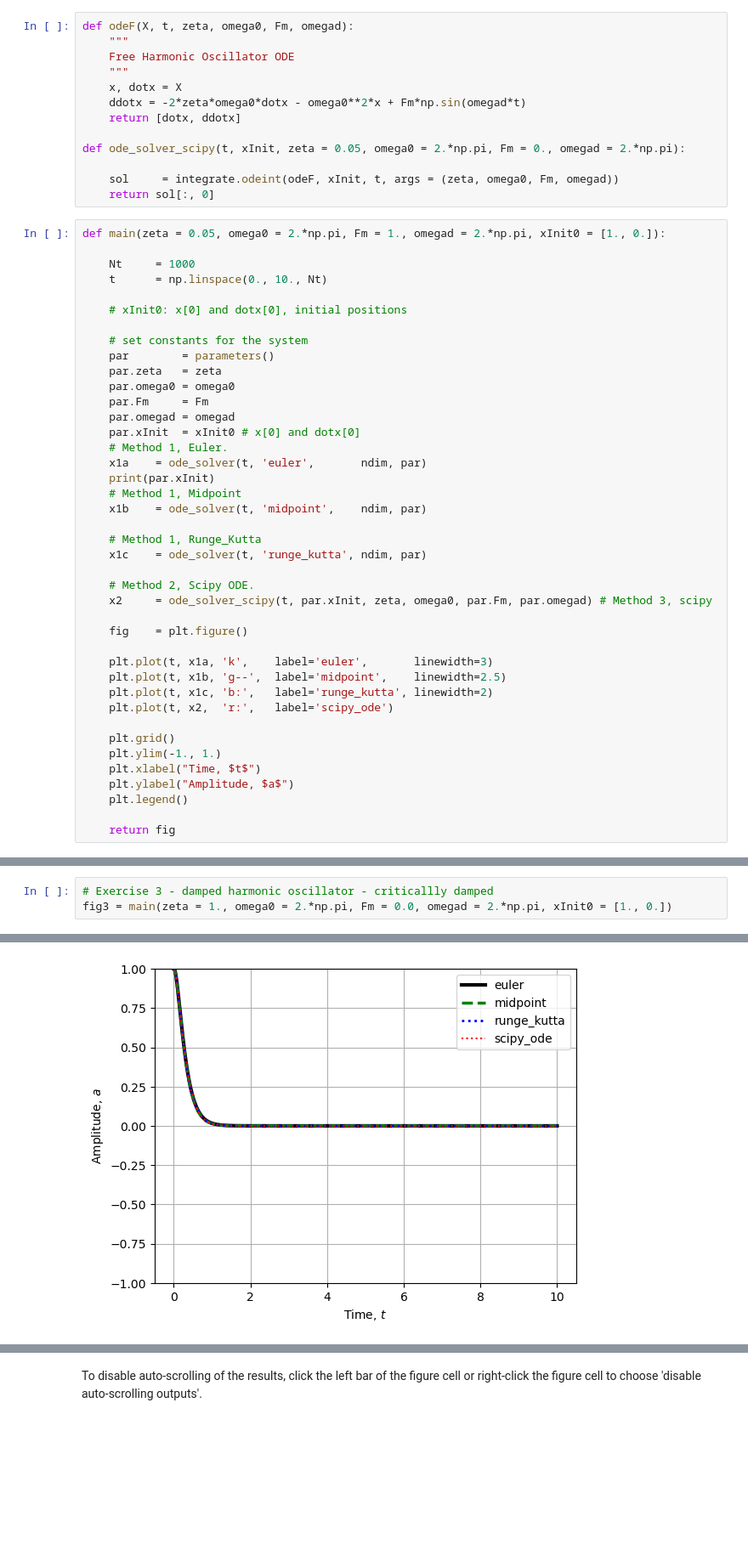
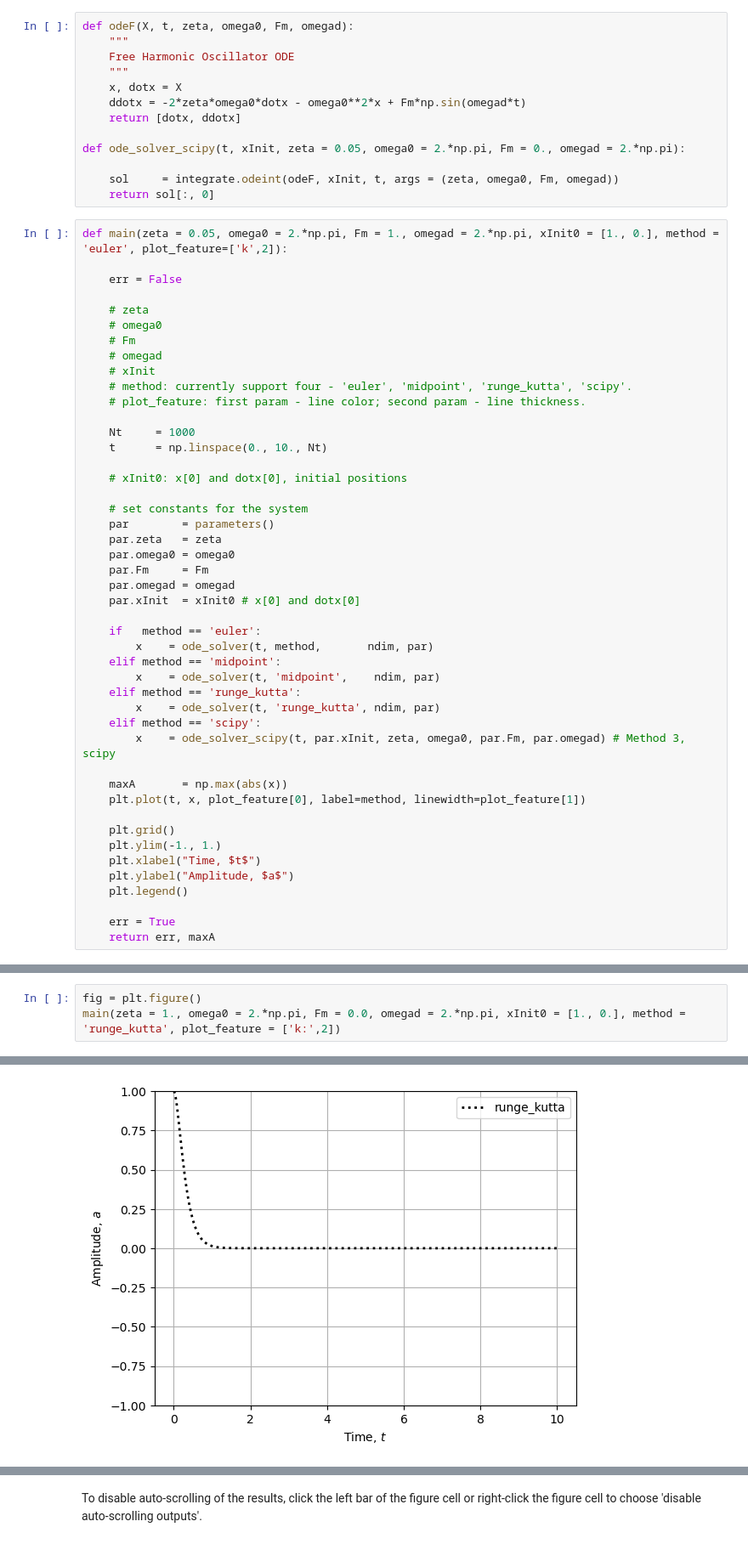
Before and after one commit to dunyuliu/Earth_From_Lab_To_Planet_Tutorials, a Jupyter notebook: Module1.1_DampedHarmonicOscillator.ipynb, the cells around one changed output, grey strips where cells are left out. Shown at 85% size. Cells and saved outputs as stored; diff of their text form; blank space fills up the shorter version.

```diff
--- a/Module1.1_DampedHarmonicOscillator.ipynb
+++ b/Module1.1_DampedHarmonicOscillator.ipynb
@@ -96,7 +96,17 @@ def ode_solver_scipy(t, xInit, zeta = 0.05, omega0 = 2.*np.pi, Fm = 0., omegad =
     sol     = integrate.odeint(odeF, xInit, t, args = (zeta, omega0, Fm, omegad))
     return sol[:, 0]
 # %%
-def main(zeta = 0.05, omega0 = 2.*np.pi, Fm = 1., omegad = 2.*np.pi, xInit0 = [1., 0.]):
+def main(zeta = 0.05, omega0 = 2.*np.pi, Fm = 1., omegad = 2.*np.pi, xInit0 = [1., 0.], method = 'euler', plot_feature=['k',2]):
+
+    err = False
+
+    # zeta
+    # omega0
+    # Fm
+    # omegad
+    # xInit
+    # method: currently support four - 'euler', 'midpoint', 'runge_kutta', 'scipy'.
+    # plot_feature: first param - line color; second param - line thickness.
 
     Nt     = 1000
     t      = np.linspace(0., 10., Nt)
@@ -110,24 +120,18 @@ def main(zeta = 0.05, omega0 = 2.*np.pi, Fm = 1., omegad = 2.*np.pi, xInit0 = [1
     par.Fm     = Fm
     par.omegad = omegad
     par.xInit  = xInit0 # x[0] and dotx[0]
-    # Method 1, Euler.
-    x1a    = ode_solver(t, 'euler',       ndim, par)
-    print(par.xInit)
-    # Method 1, Midpoint
-    x1b    = ode_solver(t, 'midpoint',    ndim, par)
 
-    # Method 1, Runge_Kutta
-    x1c    = ode_solver(t, 'runge_kutta', ndim, par)
+    if   method == 'euler':
+        x    = ode_solver(t, method,       ndim, par)
+    elif method == 'midpoint':
+        x    = ode_solver(t, 'midpoint',    ndim, par)
+    elif method == 'runge_kutta':
+        x    = ode_solver(t, 'runge_kutta', ndim, par)
+    elif method == 'scipy':
+        x    = ode_solver_scipy(t, par.xInit, zeta, omega0, par.Fm, par.omegad) # Method 3, scipy
 
-    # Method 2, Scipy ODE.
-    x2     = ode_solver_scipy(t, par.xInit, zeta, omega0, par.Fm, par.omegad) # Method 3, scipy
-
-    fig    = plt.figure()
-
-    plt.plot(t, x1a, 'k',    label='euler',       linewidth=3)
-    plt.plot(t, x1b, 'g--',  label='midpoint',    linewidth=2.5)
-    plt.plot(t, x1c, 'b:',   label='runge_kutta', linewidth=2)
-    plt.plot(t, x2,  'r:',   label='scipy_ode')
+    maxA       = np.max(abs(x))
+    plt.plot(t, x, plot_feature[0], label=method, linewidth=plot_feature[1])
 
     plt.grid()
     plt.ylim(-1., 1.)
@@ -135,4 +139,5 @@ def main(zeta = 0.05, omega0 = 2.*np.pi, Fm = 1., omegad = 2.*np.pi, xInit0 = [1
     plt.ylabel("Amplitude, $a$")
     plt.legend()
 
-    return fig
+    err = True
+    return err, maxA
@@ -151,4 +164,4 @@ fig2 = main(zeta = 0.05, omega0 = 2.*np.pi, Fm = 0.0, omegad = 2.*np.pi, xInit0
 # %%
-# Exercise 3 - damped harmonic oscillator - criticallly damped
-fig3 = main(zeta = 1., omega0 = 2.*np.pi, Fm = 0.0, omegad = 2.*np.pi, xInit0 = [1., 0.])
+fig = plt.figure()
+main(zeta = 1., omega0 = 2.*np.pi, Fm = 0.0, omegad = 2.*np.pi, xInit0 = [1., 0.], method = 'runge_kutta', plot_feature = ['k:',2])
 # %% [output]
@@ -156 +169 @@ fig3 = main(zeta = 1., omega0 = 2.*np.pi, Fm = 0.0, omegad = 2.*np.pi, xInit0 =
-[figure, old version]
+[figure, new version]
```
Also changed, not shown: parts of 11 cells of this notebook.
